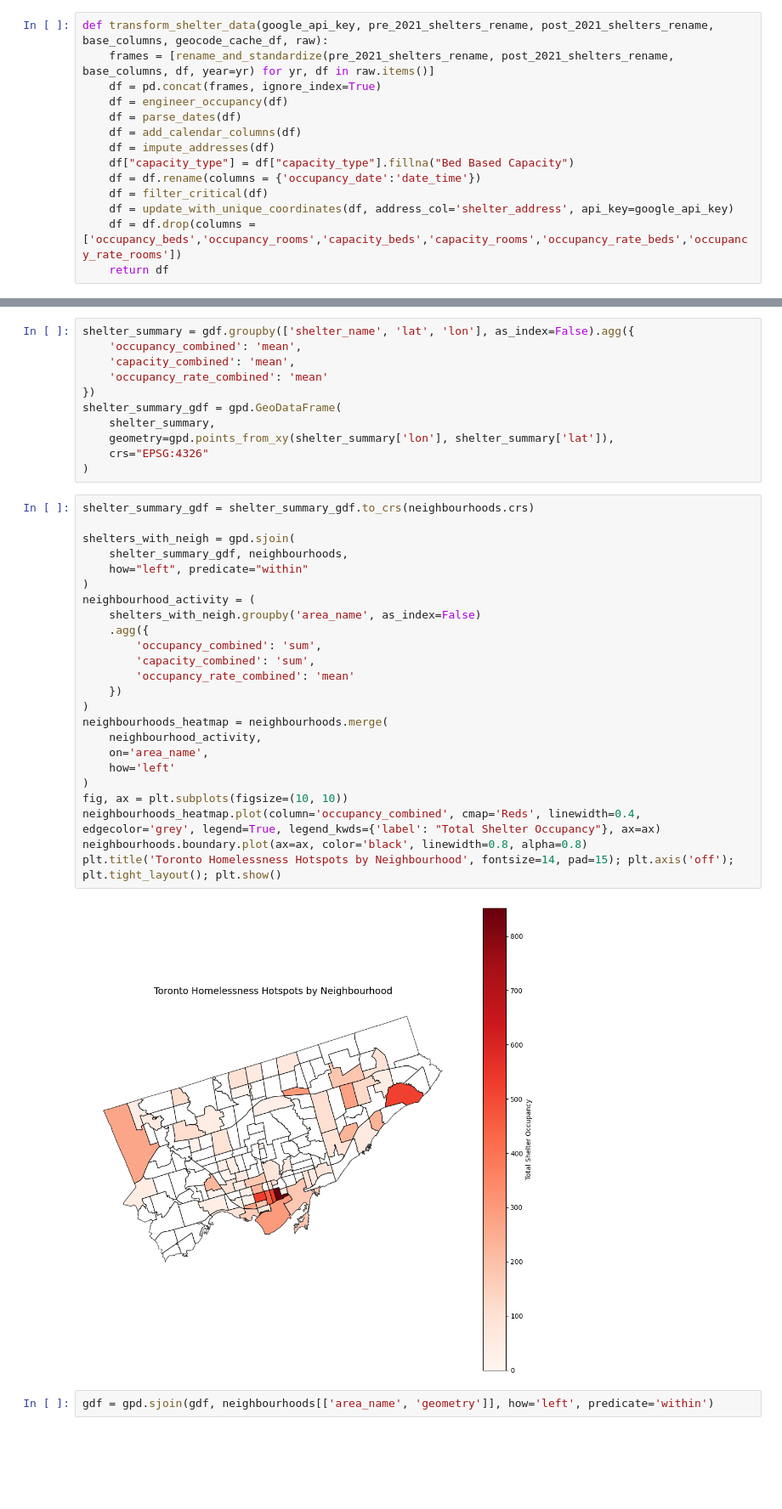
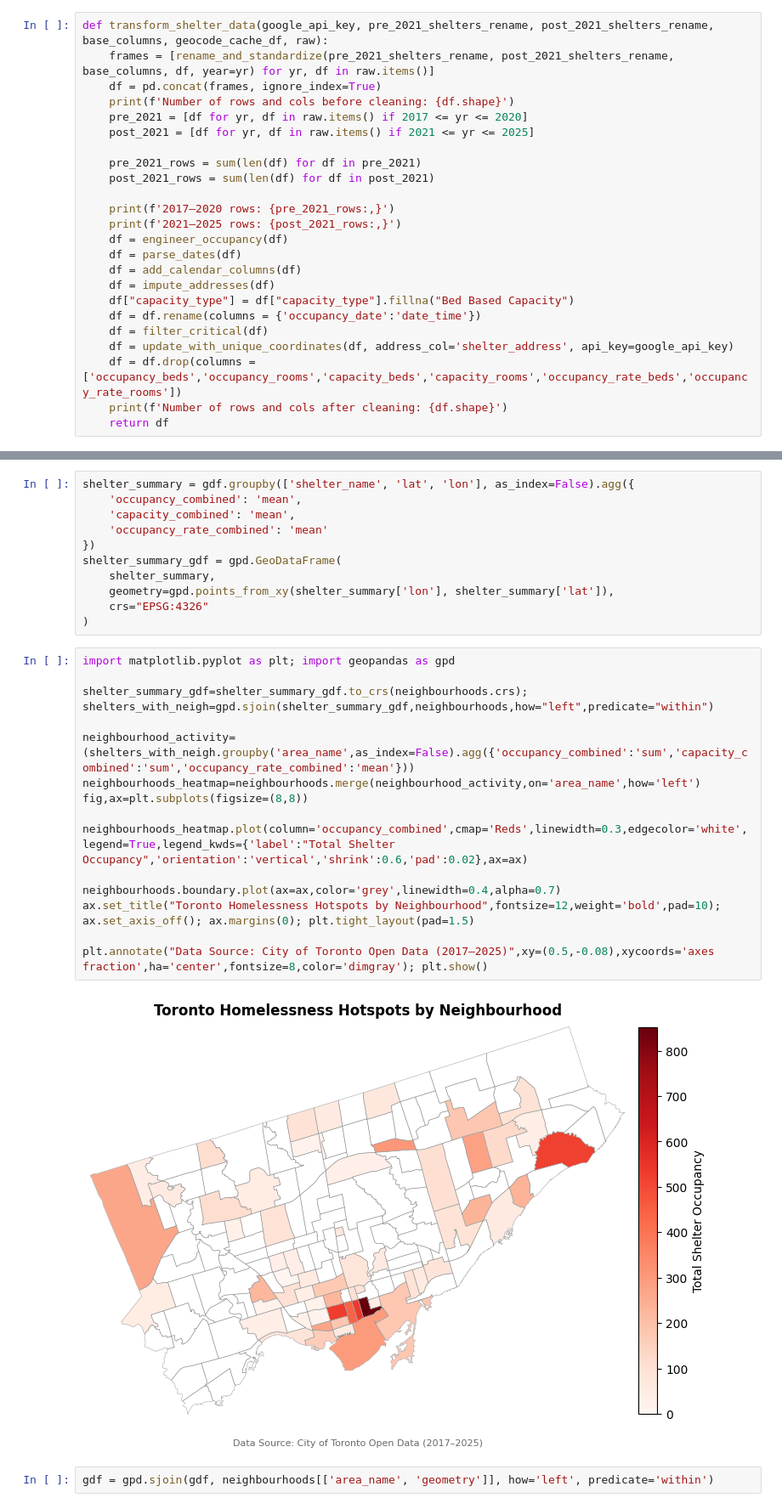
Before and after one commit to zaherarman/toronto-shelter-optimization-framework, a Jupyter notebook: notebooks/2.0-deep-exploratory-data-analysis.ipynb, the cells around one changed output, grey strips where cells are left out. Shown at 85% size. Drawn from its saved outputs; the diff is of its cells as text; blank space fills up the shorter version.

```diff
--- a/EDA.ipynb
+++ b/notebooks/2.0-deep-exploratory-data-analysis.ipynb
@@ -211,6 +211,15 @@ def update_with_unique_coordinates(df: pd.DataFrame, address_col: str, api_key:
 def transform_shelter_data(google_api_key, pre_2021_shelters_rename, post_2021_shelters_rename, base_columns, geocode_cache_df, raw):
     frames = [rename_and_standardize(pre_2021_shelters_rename, post_2021_shelters_rename, base_columns, df, year=yr) for yr, df in raw.items()]
     df = pd.concat(frames, ignore_index=True)
+    print(f'Number of rows and cols before cleaning: {df.shape}')
+    pre_2021 = [df for yr, df in raw.items() if 2017 <= yr <= 2020]
+    post_2021 = [df for yr, df in raw.items() if 2021 <= yr <= 2025]
+
+    pre_2021_rows = sum(len(df) for df in pre_2021)
+    post_2021_rows = sum(len(df) for df in post_2021)
+
+    print(f'2017–2020 rows: {pre_2021_rows:,}')
+    print(f'2021–2025 rows: {post_2021_rows:,}')
     df = engineer_occupancy(df)
     df = parse_dates(df)
     df = add_calendar_columns(df)
@@ -220,6 +229,7 @@ def transform_shelter_data(google_api_key, pre_2021_shelters_rename, post_2021_s
     df = filter_critical(df)
     df = update_with_unique_coordinates(df, address_col='shelter_address', api_key=google_api_key)
     df = df.drop(columns = ['occupancy_beds','occupancy_rooms','capacity_beds','capacity_rooms','occupancy_rate_beds','occupancy_rate_rooms'])
+    print(f'Number of rows and cols after cleaning: {df.shape}')
     return df
 # %%
 base_url  = "https://ckan0.cf.opendata.inter.prod-toronto.ca"
@@ -782,31 +786,22 @@ shelter_summary_gdf = gpd.GeoDataFrame(
     crs="EPSG:4326"
 )
 # %%
-shelter_summary_gdf = shelter_summary_gdf.to_crs(neighbourhoods.crs)
+import matplotlib.pyplot as plt; import geopandas as gpd
 
-shelters_with_neigh = gpd.sjoin(
-    shelter_summary_gdf, neighbourhoods,
-    how="left", predicate="within"
-)
-neighbourhood_activity = (
-    shelters_with_neigh.groupby('area_name', as_index=False)
-    .agg({
-        'occupancy_combined': 'sum',
-        'capacity_combined': 'sum',
-        'occupancy_rate_combined': 'mean'
-    })
-)
-neighbourhoods_heatmap = neighbourhoods.merge(
-    neighbourhood_activity,
-    on='area_name',
-    how='left'
-)
-fig, ax = plt.subplots(figsize=(10, 10))
-neighbourhoods_heatmap.plot(column='occupancy_combined', cmap='Reds', linewidth=0.4, edgecolor='grey', legend=True, legend_kwds={'label': "Total Shelter Occupancy"}, ax=ax)
-neighbourhoods.boundary.plot(ax=ax, color='black', linewidth=0.8, alpha=0.8)
-plt.title('Toronto Homelessness Hotspots by Neighbourhood', fontsize=14, pad=15); plt.axis('off'); plt.tight_layout(); plt.show()
+shelter_summary_gdf=shelter_summary_gdf.to_crs(neighbourhoods.crs); shelters_with_neigh=gpd.sjoin(shelter_summary_gdf,neighbourhoods,how="left",predicate="within")
+
+neighbourhood_activity=(shelters_with_neigh.groupby('area_name',as_index=False).agg({'occupancy_combined':'sum','capacity_combined':'sum','occupancy_rate_combined':'mean'}))
+neighbourhoods_heatmap=neighbourhoods.merge(neighbourhood_activity,on='area_name',how='left')
+fig,ax=plt.subplots(figsize=(8,8))
+
+neighbourhoods_heatmap.plot(column='occupancy_combined',cmap='Reds',linewidth=0.3,edgecolor='white',legend=True,legend_kwds={'label':"Total Shelter Occupancy",'orientation':'vertical','shrink':0.6,'pad':0.02},ax=ax)
+
+neighbourhoods.boundary.plot(ax=ax,color='grey',linewidth=0.4,alpha=0.7)
+ax.set_title("Toronto Homelessness Hotspots by Neighbourhood",fontsize=12,weight='bold',pad=10); ax.set_axis_off(); ax.margins(0); plt.tight_layout(pad=1.5)
+
+plt.annotate("Data Source: City of Toronto Open Data (2017–2025)",xy=(0.5,-0.08),xycoords='axes fraction',ha='center',fontsize=8,color='dimgray'); plt.show()
 # %% [output]
-[figure, old version]
+[figure, new version]
 # %%
 gdf = gpd.sjoin(gdf, neighbourhoods[['area_name', 'geometry']], how='left', predicate='within')
 # %%
```
Also changed, not shown: parts of 3 cells of this notebook, 3 other files.
